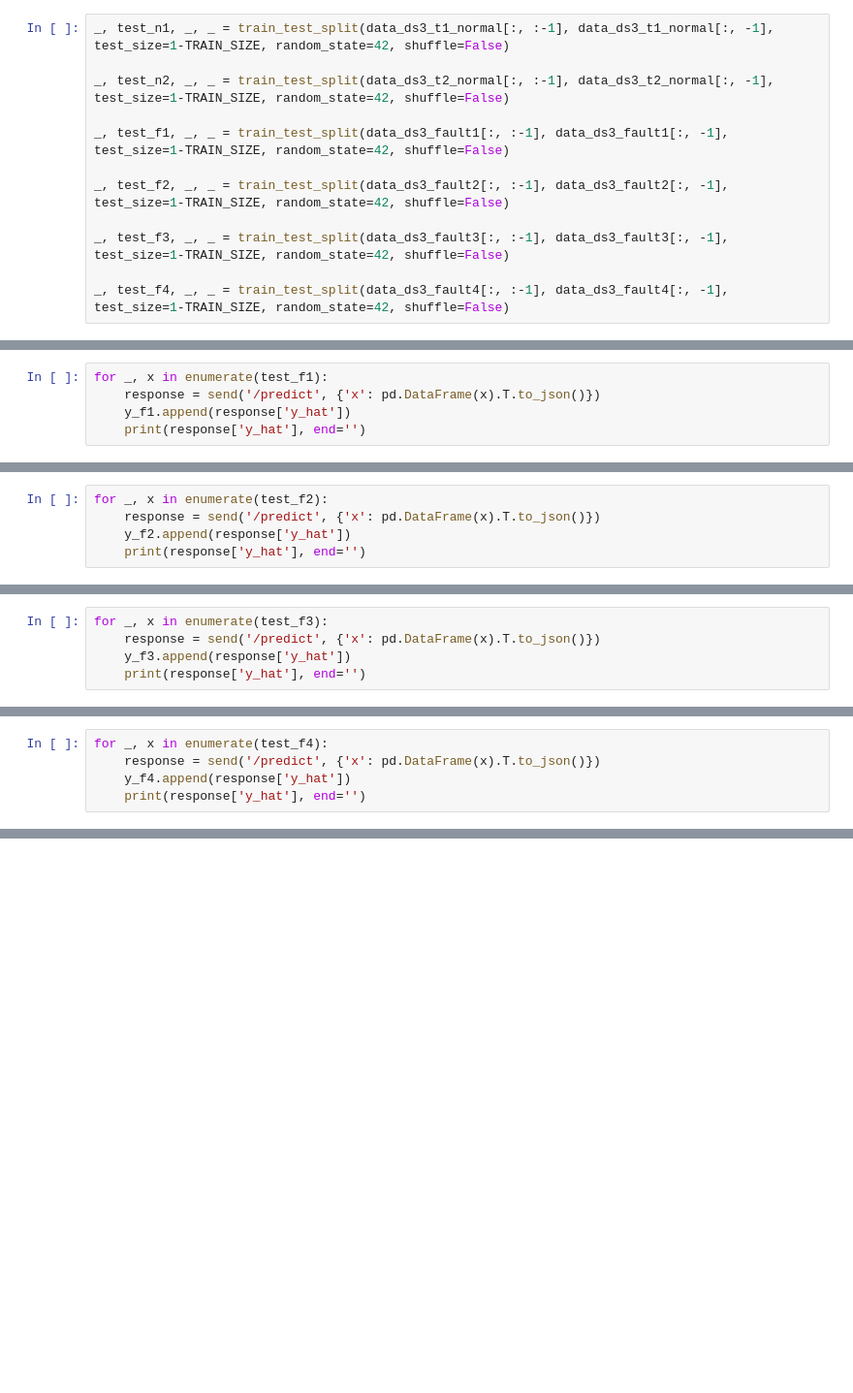
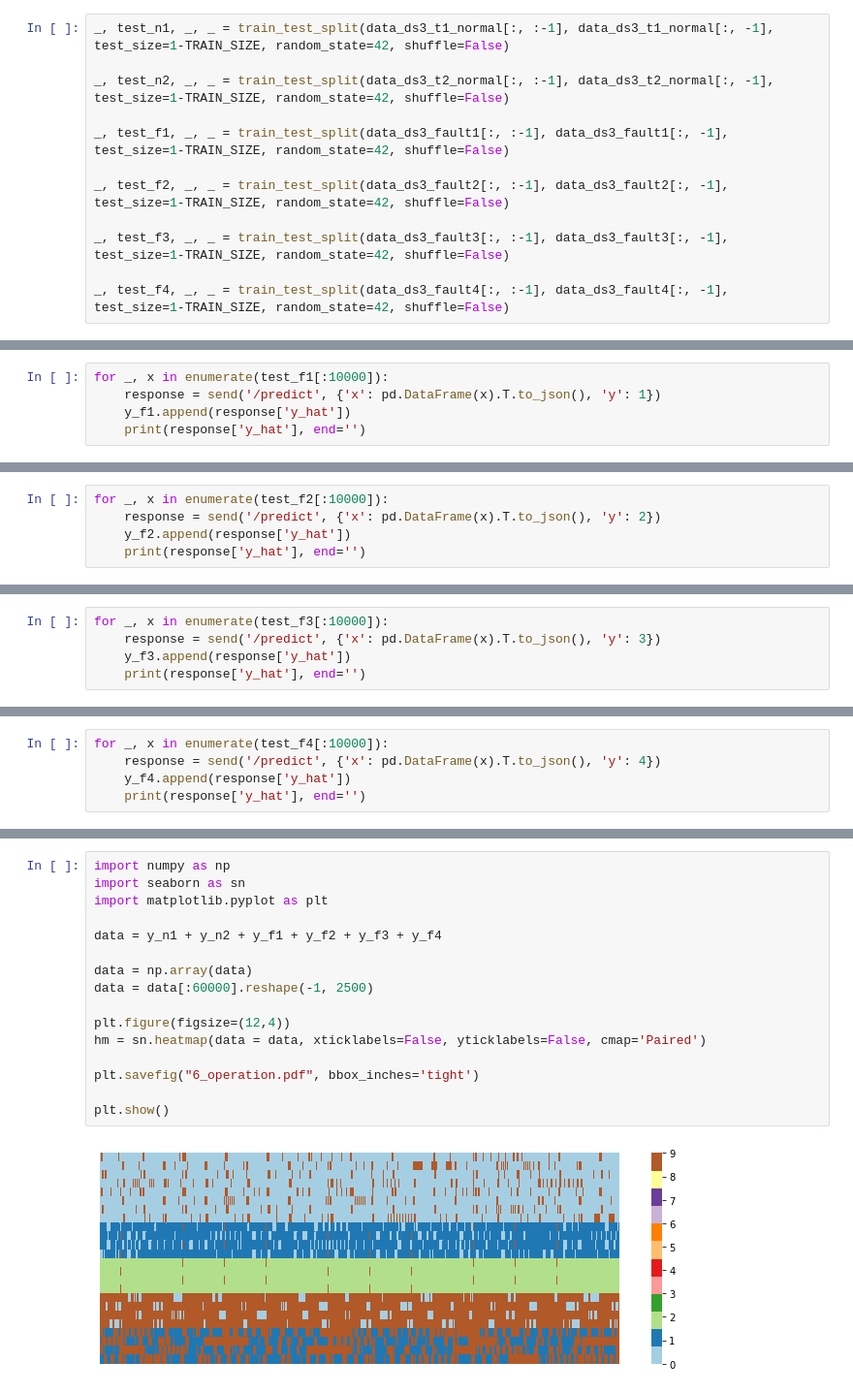
Before and after one commit to marcelomamc88/framework_evolutivo_fdi, a Jupyter notebook: aircraft/aircraft.ipynb, the cells around one changed output, grey strips where cells are left out. Shown at 97% size. Cells and saved outputs as stored; diff of their text form; blank space fills up the shorter version.

```diff
--- a/aircraft/aircraft.ipynb
+++ b/aircraft/aircraft.ipynb
@@ -152,6 +151,6 @@ KeyboardInterrupt:
 # %%
-for _, x in enumerate(test_f1):
-    response = send('/predict', {'x': pd.DataFrame(x).T.to_json()})
+for _, x in enumerate(test_f1[:10000]):
+    response = send('/predict', {'x': pd.DataFrame(x).T.to_json(), 'y': 1})
     y_f1.append(response['y_hat'])
     print(response['y_hat'], end='')
 # %% [output]
@@ -160,6 +158,6 @@ KeyboardInterrupt:
 # %%
-for _, x in enumerate(test_f2):
-    response = send('/predict', {'x': pd.DataFrame(x).T.to_json()})
+for _, x in enumerate(test_f2[:10000]):
+    response = send('/predict', {'x': pd.DataFrame(x).T.to_json(), 'y': 2})
     y_f2.append(response['y_hat'])
     print(response['y_hat'], end='')
 # %% [output]
@@ -168,6 +165,6 @@ KeyboardInterrupt:
 # %%
-for _, x in enumerate(test_f3):
-    response = send('/predict', {'x': pd.DataFrame(x).T.to_json()})
+for _, x in enumerate(test_f3[:10000]):
+    response = send('/predict', {'x': pd.DataFrame(x).T.to_json(), 'y': 3})
     y_f3.append(response['y_hat'])
     print(response['y_hat'], end='')
 # %% [output]
@@ -176,6 +172,6 @@ KeyboardInterrupt:
 # %%
-for _, x in enumerate(test_f4):
-    response = send('/predict', {'x': pd.DataFrame(x).T.to_json()})
+for _, x in enumerate(test_f4[:10000]):
+    response = send('/predict', {'x': pd.DataFrame(x).T.to_json(), 'y': 4})
     y_f4.append(response['y_hat'])
     print(response['y_hat'], end='')
 # %% [output]
@@ -182,0 +179,18 @@ for _, x in enumerate(test_f4):
+# %%
+import numpy as np
+import seaborn as sn
+import matplotlib.pyplot as plt
+
+data = y_n1 + y_n2 + y_f1 + y_f2 + y_f3 + y_f4
+
+data = np.array(data)
+data = data[:60000].reshape(-1, 2500)
+
+plt.figure(figsize=(12,4))
+hm = sn.heatmap(data = data, xticklabels=False, yticklabels=False, cmap='Paired')
+
+plt.savefig("6_operation.pdf", bbox_inches='tight')
+
+plt.show()
+# %% [output]
+[figure, added]
```
Also changed, not shown: parts of 8 cells of this notebook, 12 other files.
